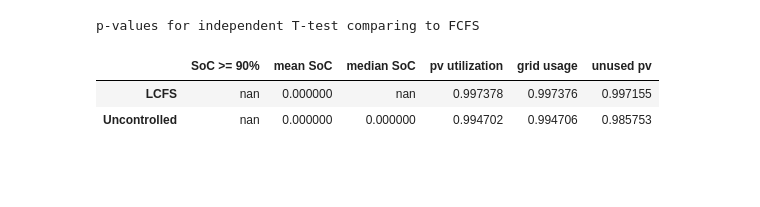
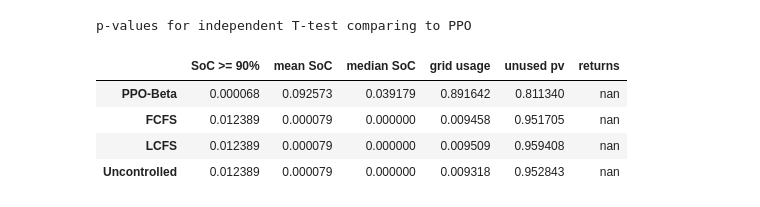
Before and after one commit to timosturm/acn-experiments, a Jupyter notebook: evaluation/statistic_testing.ipynb, the cells around one changed output. Drawn from its saved outputs; the diff is of its cells as text; code cells hidden in the pictures; blank space fills up the shorter version.

```diff
--- a/evaluation/statistic_testing.ipynb
+++ b/evaluation/statistic_testing.ipynb
@@ -125,7 +133,7 @@ metrics = {
     "SoC >= 90%": percentage_soc,
     "mean SoC": mean_soc,
     "median SoC": median_soc,
-    "pv utilization": lambda sim: pv_utilization_metric(sim, df_pv),
+    # "pv utilization": lambda sim: pv_utilization_metric(sim, df_pv),
     "grid usage": lambda sim: grid_use_metric(sim, df_pv),
     "unused pv": lambda sim: unused_pv_metric(sim, df_pv),
 }
@@ -149,20 +195,25 @@ models = {
 from src.utils import evaluate_model
 from src.cleanRL.environment import make_env
 
-__foo = {
-    model_name: [evaluate_model(model, make_env(cfg, 0.99, 0)(), 93242598) for cfg in configs] for model_name, model in models.items()
+__tuples = {
+    model_name: [
+        evaluate_model(model,
+                       make_env(cfg | {"action_object": single_charging_schedule()} if isinstance(
+                           model, ACNSchedule) else cfg, 0.99, 0)(), 93242598,
+                       ) for cfg in configs
+    ] for model_name, model in models.items()
 }
 
 simulations = {
-    model_name: [v[0] for v in tuples] for model_name, tuples in __foo.items()
+    model_name: [v[0] for v in tuples] for model_name, tuples in __tuples.items()
 }
 
 agg_rewards = {
-    model_name: [v[1] for v in tuples] for model_name, tuples in __foo.items()
+    model_name: [v[1] for v in tuples] for model_name, tuples in __tuples.items()
 }
 
 
-del __foo
+# del __tuples
 # %%
 test_statistics = {
     metric_name: {
@@ -170,11 +221,11 @@ test_statistics = {
             f(sim) for sim in sims
         ] for model_name, sims in simulations.items()
     } for metric_name, f in metrics.items()
-}
+} | {"returns": agg_rewards}
 
 # test_statistics
 # %%
-fig, axes = plt.subplots(2, 3, figsize=(20, 10))
+fig, axes = plt.subplots(2, 4, figsize=(20, 10))
 axes_flat = axes.flatten()
 
 for i, (metric_name, statistics) in enumerate(test_statistics.items()):
@@ -186,4 +237,5 @@ for i, (metric_name, statistics) in enumerate(test_statistics.items()):
     # plt.title('Seaborn Violin Plot Example')
     ax.set_xlabel('model')
     ax.set_ylabel(metric_name)
+    ax.tick_params(axis='x', labelrotation=25)
 # %% [output]
@@ -250,32 +308,34 @@ Uncontrolled & \font-weightnormal 1.000000 & \font-weightnormal 1.000000 & \font
 \end{tabular}
 \end{table}
 # %%
-base_model = "FCFS"  # TODO Change to PPO!
+base_model = list(models.keys())[0]
 
 t_test_results = defaultdict(lambda: {})
 
 for metric_name, statistics in test_statistics.items():
     for model_name, values in statistics.items():
         if model_name == base_model:
             continue
 
         t_test = stats.ttest_ind(
             statistics[base_model],
             values,
         )
 
         t_test_results[metric_name][model_name] = t_test.pvalue
 
 df_t_test = pd.DataFrame.from_dict(t_test_results)
 df_t_test.style.pipe(
     lambda s: highlight_alpha(
         s, f"p-values for independent T-test comparing to {base_model}", alpha_level)
 )
 # %% [output]
-p-values for independent T-test comparing to FCFS
+p-values for independent T-test comparing to PPO
-|  | SoC >= 90% | mean SoC | median SoC | pv utilization | grid usage | unused pv |
-| LCFS | nan | 0.000000 | nan | 0.997378 | 0.997376 | 0.997155 |
-| Uncontrolled | nan | 0.000000 | 0.000000 | 0.994702 | 0.994706 | 0.985753 |
+|  | SoC >= 90% | mean SoC | median SoC | grid usage | unused pv | returns |
+| PPO-Beta | 0.000068 | 0.092573 | 0.039179 | 0.891642 | 0.811340 | nan |
+| FCFS | 0.012389 | 0.000079 | 0.000000 | 0.009458 | 0.951705 | nan |
+| LCFS | 0.012389 | 0.000079 | 0.000000 | 0.009509 | 0.959408 | nan |
+| Uncontrolled | 0.012389 | 0.000079 | 0.000000 | 0.009318 | 0.952843 | nan |
 # %%
 print(
     df_t_test.style.pipe(
```
Also changed, not shown: parts of 11 cells of this notebook, 9 other files.
